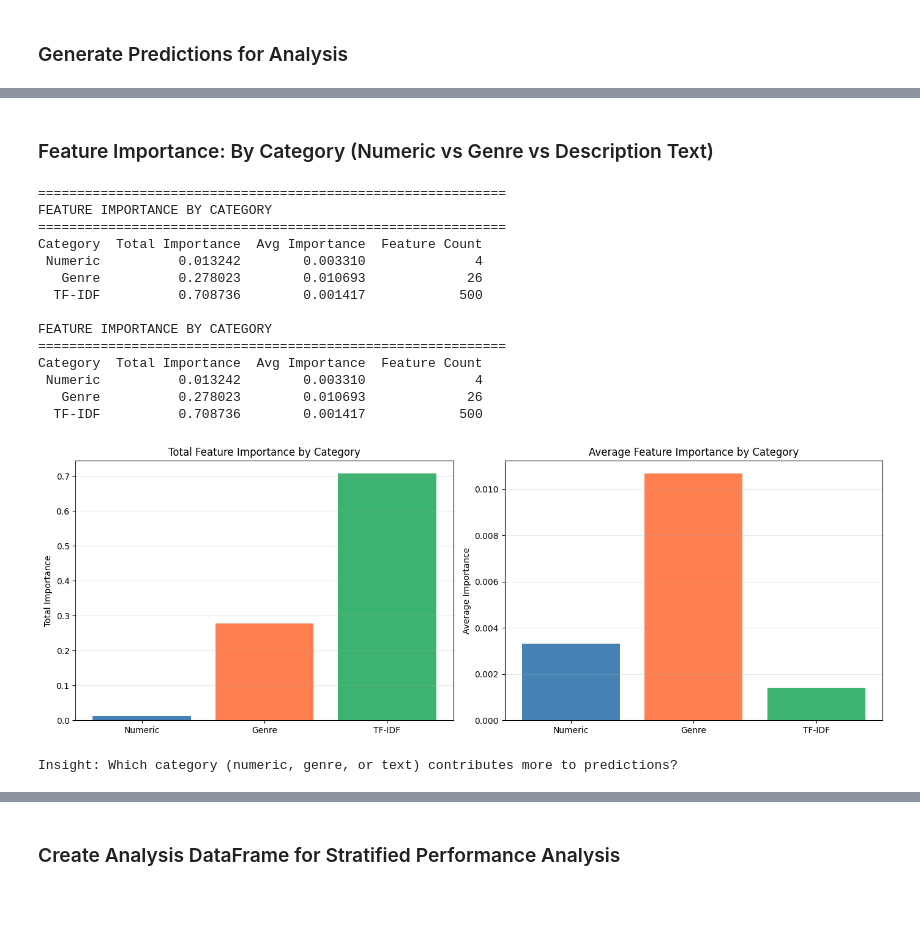
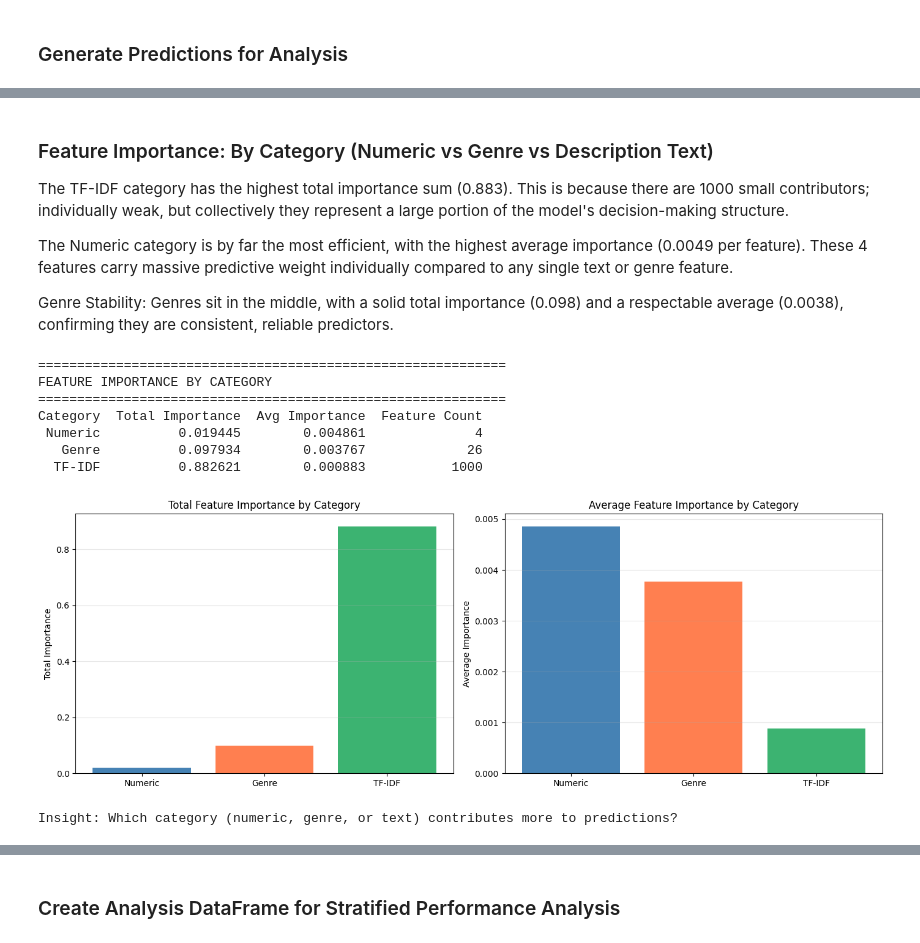
Before and after one commit to Berilay6/Movie_IMDb_Prediction, a Jupyter notebook: XGBoost.ipynb, the cells around one changed output, grey strips where cells are left out. Drawn from its saved outputs; the diff is of its cells as text; code cells hidden in the pictures; blank space fills up the shorter version.

```diff
--- a/XGBoost.ipynb
+++ b/XGBoost.ipynb
@@ -10,8 +8,9 @@ import pandas as pd
 import numpy as np
 import matplotlib.pyplot as plt
 import xgboost as xgb
-from sklearn.model_selection import train_test_split, cross_validate, RandomizedSearchCV, KFold
+from sklearn.model_selection import train_test_split, cross_validate, RandomizedSearchCV, KFold, GridSearchCV
 from sklearn.metrics import mean_squared_error, mean_absolute_error, r2_score
+from sklearn.model_selection import learning_curve
 from sklearn.feature_extraction.text import TfidfVectorizer
 from scipy.sparse import hstack, csr_matrix
 import scipy.stats as stats
@@ -21,3 +20,4 @@ import scipy.stats as stats
 # Constants
 MIN_VOTES = 100
 MIN_RUNTIME = 60
+SMOOTH_FACTOR = 10  # Smoothing parameter to prevent overfitting on rare directors/actors
@@ -249,0 +233,8 @@ Directors and actors are categorical with thousands of unique values. Instead of
+# %%
+# Votes have an exponential distribution - log normalizes this
+X_train['log_votes'] = np.log1p(X_train['votes'])
+X_test['log_votes'] = np.log1p(X_test['votes'])
+
+print(f"Log transformation applied to votes")
+print(f"Training set shape: {X_train.shape}")
+print(f"Test set shape: {X_test.shape}")
@@ -765,13 +834,28 @@ Before analyzing model errors and understanding feature contributions, we need t
 # %%
 # XGBoost Feature Importance (Gain)
-# Create feature names: numeric features + TF-IDF features
-numeric_feature_names = list(X_train_numeric.columns)
-tfidf_feature_names = [f"tfidf_{word}" for word in tfidf.get_feature_names_out()]
-all_feature_names = numeric_feature_names + tfidf_feature_names
+# Extract the XGBoost model from the pipeline
+xgb_model = best_model.named_steps['model']
+
+# Get feature names from the pipeline's preprocessor
+if 'preprocessor' in best_model.named_steps:
+    preprocessor = best_model.named_steps['preprocessor']
+
+    # Get numeric feature names
+    numeric_cols = [col for col in X_train.columns if col != 'description' and col != 'votes']
+
+    # Get TF-IDF feature names
+    tfidf_vectorizer = preprocessor.named_transformers_['text']
+    tfidf_feature_names = [f"tfidf_{word}" for word in tfidf_vectorizer.get_feature_names_out()]
+
+    # Combine all feature names
+    all_feature_names = numeric_cols + tfidf_feature_names
+else:
+    # Model without description (numeric only)
+    all_feature_names = [col for col in X_train.columns if col not in ['description', 'votes']]
 
 feature_importance = pd.DataFrame({
     'feature': all_feature_names,
-    'importance': best_model.feature_importances_
+    'importance': xgb_model.feature_importances_
 }).sort_values('importance', ascending=False)
 
 print("="*60)
@@ -831,14 +899,21 @@ The top features will include a mix of:
 # %% [markdown]
 ### Feature Importance: By Category (Numeric vs Genre vs Description Text)
+
+The TF-IDF category has the highest total importance sum (0.883). This is because there are 1000 small contributors; individually weak, but collectively they represent a large portion of the model's decision-making structure.
+
+The Numeric category is by far the most efficient, with the highest average importance (0.0049 per feature). These 4 features carry massive predictive weight individually compared to any single text or genre feature.
+
+Genre Stability: Genres sit in the middle, with a solid total importance (0.098) and a respectable average (0.0038), confirming they are consistent, reliable predictors.
 # %%
 # Group features by category
-numeric_features = ['votes', 'runtime', 'director_freq', 'avg_actor_freq']
-genre_features = [col for col in X_train_numeric.columns if col not in numeric_features]
+# Identify feature types based on feature names
+numeric_base = ['log_votes', 'runtime', 'director_score', 'cast_score']
+genre_features = [f for f in all_feature_names if f not in numeric_base and not f.startswith('tfidf_')]
 tfidf_features = [f for f in all_feature_names if f.startswith('tfidf_')]
 
 # Calculate total importance by category
 category_importance = []
-for category, features in [('Numeric', numeric_features), ('Genre', genre_features), ('TF-IDF', tfidf_features)]:
+for category, features in [('Numeric', numeric_base), ('Genre', genre_features), ('TF-IDF', tfidf_features)]:
     total_imp = feature_importance[feature_importance['feature'].isin(features)]['importance'].sum()
     count = len([f for f in features if f in feature_importance['feature'].values])
     category_importance.append({
@@ -852,42 +927,35 @@ category_df = pd.DataFrame(category_importance)
 
 print("="*60)
 print("FEATURE IMPORTANCE BY CATEGORY")
 print("="*60)
 print(category_df.to_string(index=False))
 
 # Visualize
 fig, axes = plt.subplots(1, 2, figsize=(14, 5))
 
 # Total importance
 axes[0].bar(category_df['Category'], category_df['Total Importance'], color=['steelblue', 'coral', 'mediumseagreen'])
 axes[0].set_ylabel('Total Importance')
 axes[0].set_title('Total Feature Importance by Category')
 axes[0].grid(True, alpha=0.3, axis='y')
 
 # Average importance
 axes[1].bar(category_df['Category'], category_df['Avg Importance'], color=['steelblue', 'coral', 'mediumseagreen'])
 axes[1].set_ylabel('Average Importance')
 axes[1].set_title('Average Feature Importance by Category')
 axes[1].grid(True, alpha=0.3, axis='y')
 
 plt.tight_layout()
 plt.show()
 
 print("\nInsight: Which category (numeric, genre, or text) contributes more to predictions?")
 # %% [output]
 ============================================================
 FEATURE IMPORTANCE BY CATEGORY
 ============================================================
 Category  Total Importance  Avg Importance  Feature Count
- Numeric          0.013242        0.003310              4
-   Genre          0.278023        0.010693             26
-  TF-IDF          0.708736        0.001417            500
-
-FEATURE IMPORTANCE BY CATEGORY
-============================================================
-Category  Total Importance  Avg Importance  Feature Count
- Numeric          0.013242        0.003310              4
-   Genre          0.278023        0.010693             26
-  TF-IDF          0.708736        0.001417            500
+ Numeric          0.019445        0.004861              4
+   Genre          0.097934        0.003767             26
+  TF-IDF          0.882621        0.000883           1000
-[figure, old version]
+[figure, new version]
 Insight: Which category (numeric, genre, or text) contributes more to predictions?
```
Also changed, not shown: parts of 69 cells of this notebook.
